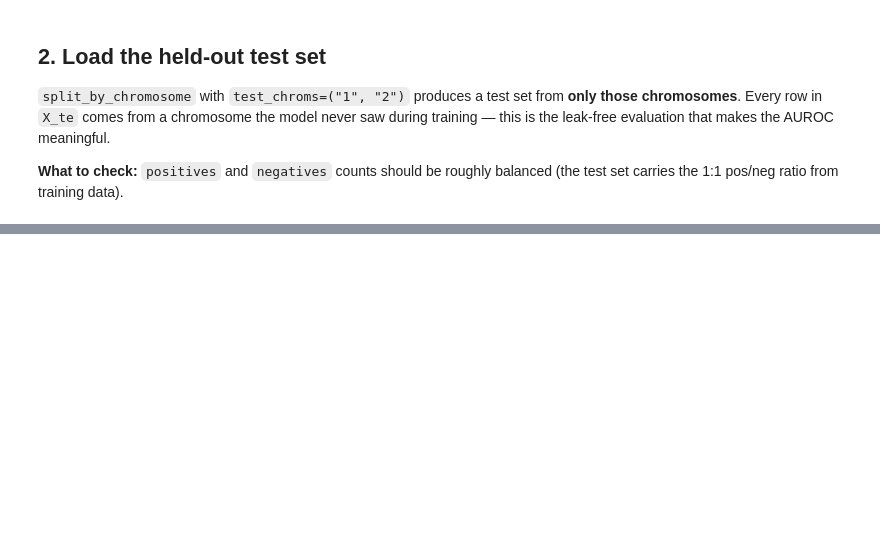
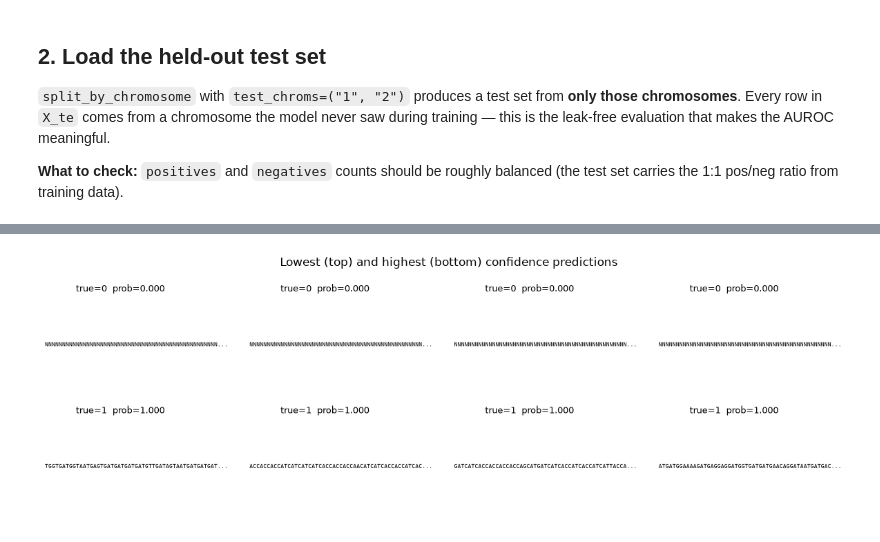
Before and after one commit to lux-zel/TFBS-creb1-predicter, a Jupyter notebook: notebooks/02_eval.ipynb, the cells around one changed output, grey strips where cells are left out. Saved outputs shown, nothing was run; the diff lists cells and outputs as text; code cells hidden in the pictures; blank space fills up the shorter version.

```diff
--- a/notebooks/02_eval.ipynb
+++ b/notebooks/02_eval.ipynb
@@ -78,3 +78,14 @@ checkpoint: checkpoints/cnn.pt
 `split_by_chromosome` with `test_chroms=("1", "2")` produces a test set from **only those chromosomes**. Every row in `X_te` comes from a chromosome the model never saw during training — this is the leak-free evaluation that makes the AUROC meaningful.
 
 **What to check:** `positives` and `negatives` counts should be roughly balanced (the test set carries the 1:1 pos/neg ratio from training data).
+# %%
+data = build_dataset(cfg)
+split = split_by_chromosome(data, test_chroms=cfg.test_chroms)
+
+X_te = split["X_test"]
+y_te = split["y_test"]
+chroms_te = split["chroms_test"]
+
+print(f"test: {X_te.shape}")
+print(f"positives: {int(y_te.sum()):,}   negatives: {int((1-y_te).sum()):,}")
+print(f"chromosomes: {sorted(set(chroms_te))}")
@@ -80,0 +344,21 @@ checkpoint: checkpoints/cnn.pt
+# %%
+order = np.argsort(y_prob)
+n_show = 4
+
+fig, axes = plt.subplots(2, n_show, figsize=(3 * n_show, 4))
+
+for col, idx in enumerate(np.concatenate([order[:n_show], order[-n_show:]])):
+    r, c_ = divmod(col, n_show)
+    x = X_te[idx]
+    seq = "".join("ACGT"[int(np.argmax(x[:, i]))] if x[:, i].any() else "N"
+                  for i in range(x.shape[1]))
+    axes[r, c_].text(0, 0.5, seq[:50] + "...", fontsize=6, family="monospace")
+    axes[r, c_].set_title(f"true={int(y_true[idx])}  prob={y_prob[idx]:.3f}",
+                          fontsize=9)
+    axes[r, c_].axis("off")
+
+plt.suptitle("Lowest (top) and highest (bottom) confidence predictions")
+plt.tight_layout()
+plt.show()
+# %% [output]
+[figure, added]
```
Also changed, not shown: parts of 19 cells of this notebook.
